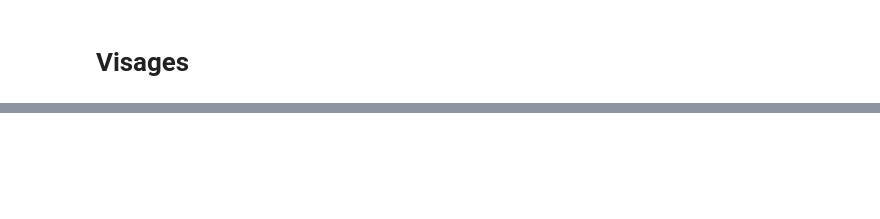
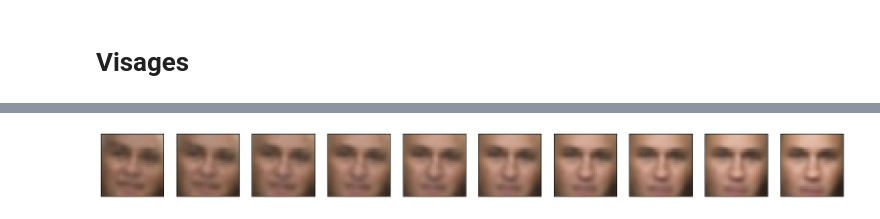
Before and after one commit to cyrianR/n7-courses, a Jupyter notebook: 3A/Apprentissage/TP/IAM2025_TP1_Autoencodeurs_Sujet.ipynb, the cells around one changed output, grey strips where cells are left out. Saved outputs shown, nothing was run; the diff lists cells and outputs as text; code cells hidden in the pictures; blank space fills up the shorter version.

```diff
--- a/3A/Apprentissage/TP/IAM2025_TP1_Autoencodeurs_Sujet.ipynb
+++ b/3A/Apprentissage/TP/IAM2025_TP1_Autoencodeurs_Sujet.ipynb
@@ -436,13 +625,25 @@ X_train, X_test = train_test_split(X, test_size=0.1, random_state=42)
 # %%
+import matplotlib.pyplot as plt
+
+trained_enc = encoders[0]
+trained_dec = decoders[0]
+
+z = trained_enc.predict(X_test)
+z1 = z[2]
+z2 = z[3]
+I = trained_dec.predict(z)
 n = 10
-plt.figure(figsize=(20, 4))
-for i in range(n):
 
+plt.figure(figsize=(20, 2))
+for i in range(10):
+    z_i = (z1 + i*(z2 - z1) / 10).reshape(1, -1)
+    I_i = trained_dec.predict(z_i)
 
     ax = plt.subplot(1, n, i+1)
-    plt.imshow(X_train[i].reshape(32, 32, 3))
+    plt.imshow(I_i[0])
     plt.gray()
     ax.get_xaxis().set_visible(False)
     ax.get_yaxis().set_visible(False)
 
 plt.show()
+# %% [output]
@@ -448,0 +662 @@ plt.show()
+[figure, added]
```
Also changed, not shown: parts of 11 cells of this notebook, 2 other files.
